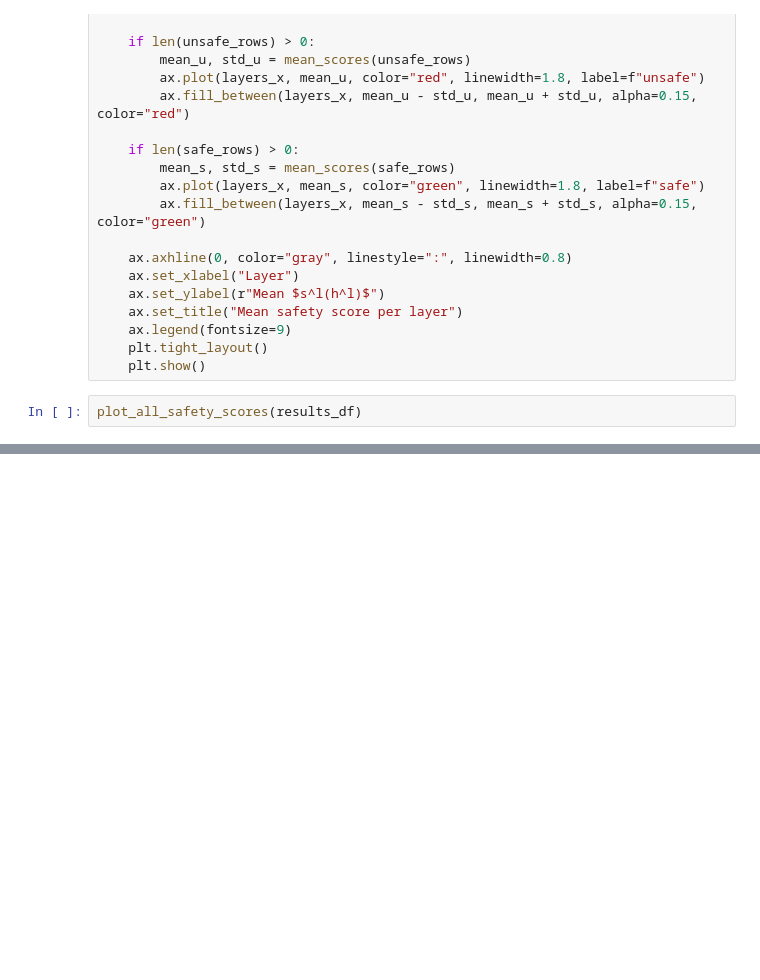
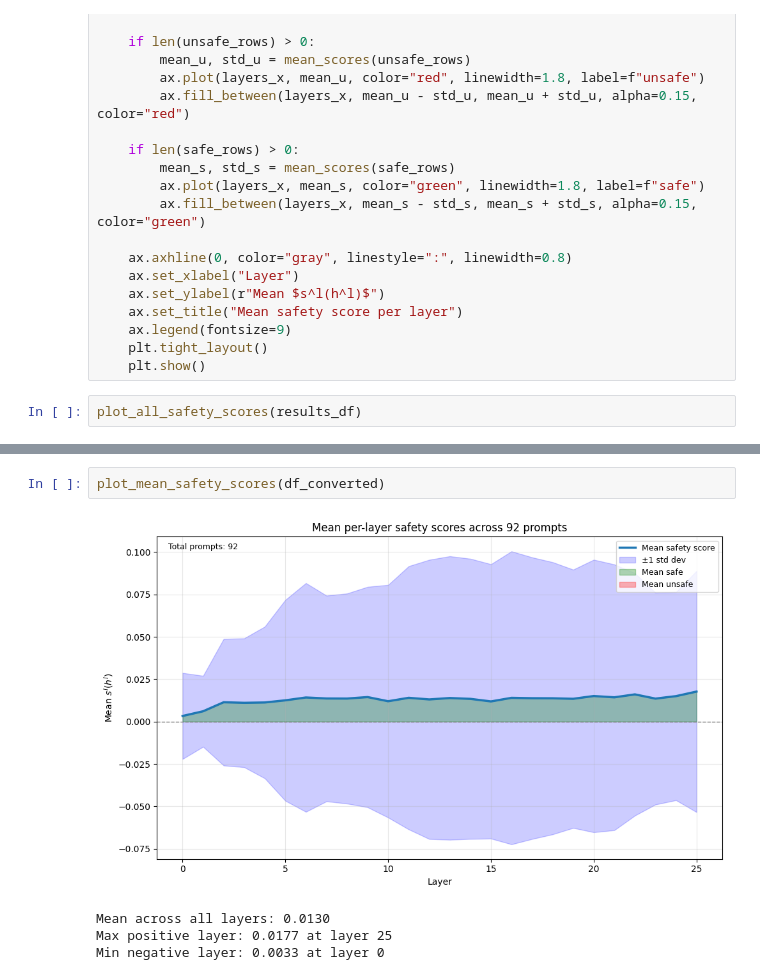
Before and after one commit to katykool/low-resource_safety, a Jupyter notebook: safety/centrods&visualization.ipynb, the cells around one changed output, grey strips where cells are left out. Drawn from its saved outputs; the diff is of its cells as text; blank space fills up the shorter version.

```diff
--- a/safety/centrods&visualization.ipynb
+++ b/safety/centrods&visualization.ipynb
@@ -485,0 +612,7 @@ plot_mean_safety_by_label(results_df)
+# %%
+plot_mean_safety_scores(df_converted)
+# %% [output]
+[figure, added]
+Mean across all layers: 0.0130
+Max positive layer: 0.0177 at layer 25
+Min negative layer: 0.0033 at layer 0
```
Also changed, not shown: parts of 32 cells of this notebook.
